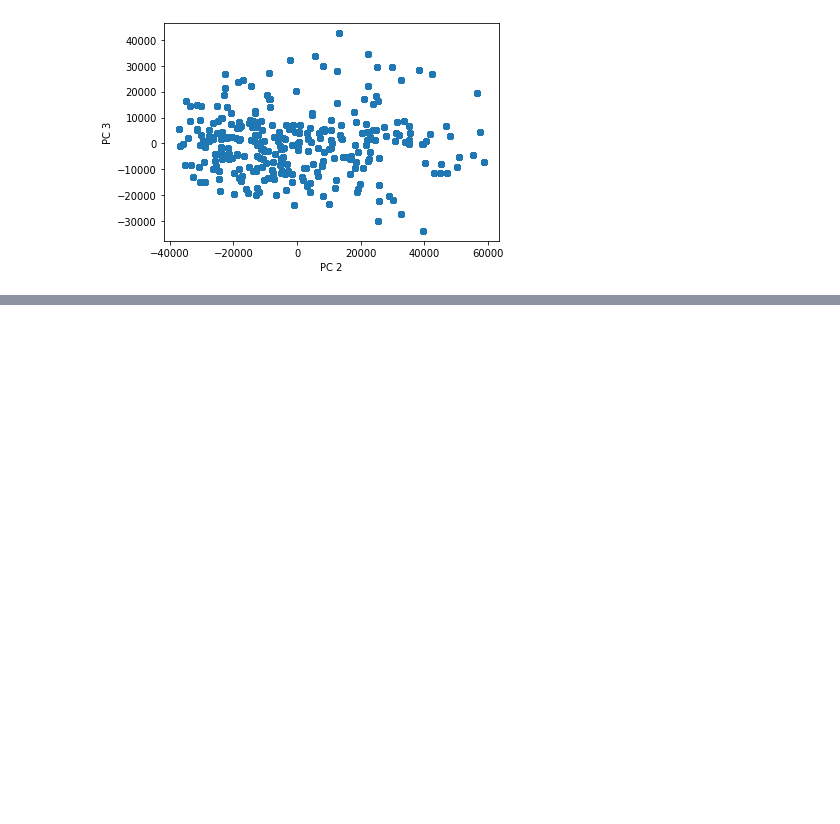
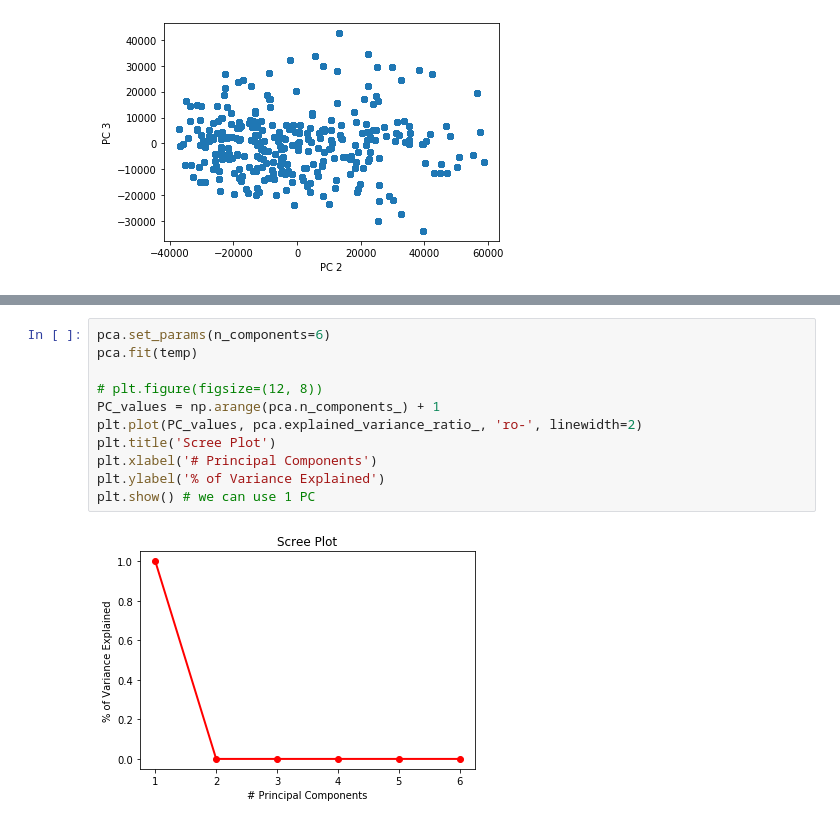
Before and after one commit to EugeniaDickson/zillow_rent_index, a Jupyter notebook: casey/PCA.ipynb, the cells around one changed output, grey strips where cells are left out. Saved outputs shown, nothing was run; the diff lists cells and outputs as text; blank space fills up the shorter version.

```diff
--- a/casey/PCA.ipynb
+++ b/casey/PCA.ipynb
@@ -97,0 +129,13 @@ Text(0, 0.5, 'PC 3')
+# %%
+pca.set_params(n_components=6)
+pca.fit(temp)
+
+# plt.figure(figsize=(12, 8))
+PC_values = np.arange(pca.n_components_) + 1
+plt.plot(PC_values, pca.explained_variance_ratio_, 'ro-', linewidth=2)
+plt.title('Scree Plot')
+plt.xlabel('# Principal Components')
+plt.ylabel('% of Variance Explained')
+plt.show() # we can use 1 PC
+# %% [output]
+[figure, added]
```
Also changed, not shown: parts of 16 cells of this notebook.
